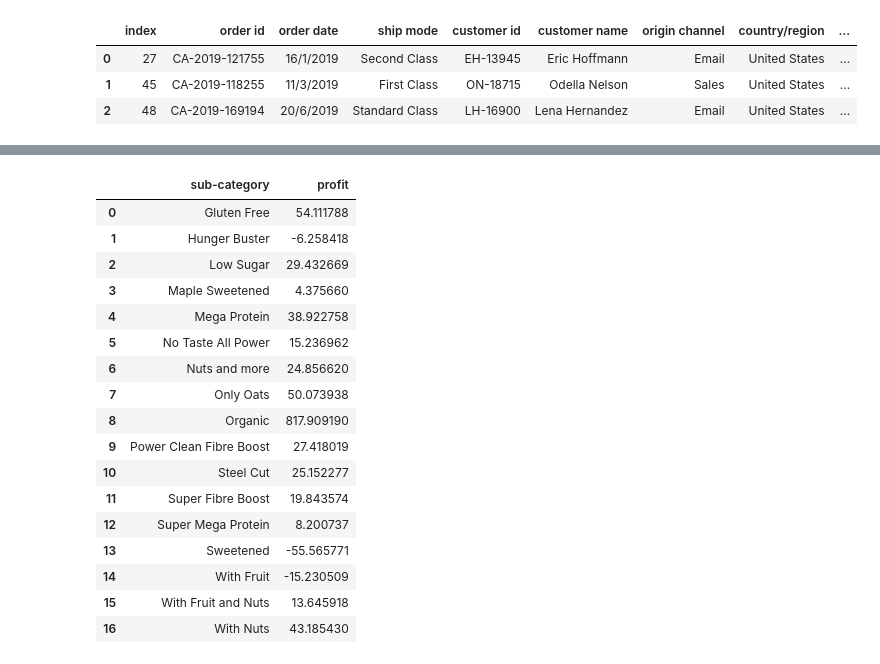
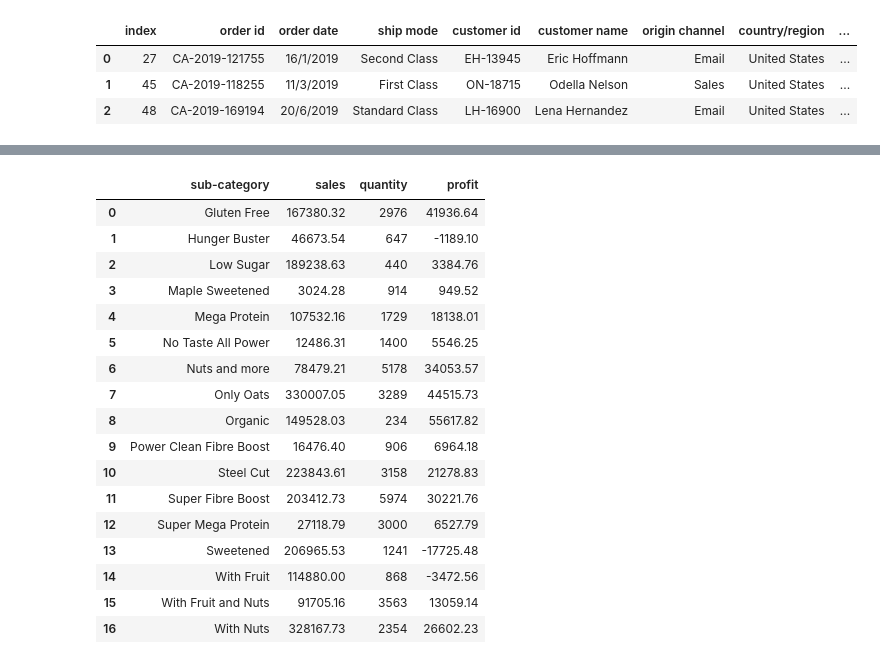
Before and after one commit to trinakohestani/da-eda-muesli, a Jupyter notebook: Steve/02_notebook_steve.ipynb, the cells around one changed output, grey strips where cells are left out. Drawn from its saved outputs; the diff is of its cells as text; code cells hidden in the pictures.

```diff
--- a/Steve/02_notebook_steve.ipynb
+++ b/Steve/02_notebook_steve.ipynb
@@ -1188,21 +1197,0 @@ df_orders.groupby('category').agg({'profit': 'mean'}).reset_index()
-# %%
-df_orders.groupby('sub-category').agg({'profit': 'mean'}).reset_index()
-# %% [output]
-|  | sub-category | profit |
-| 0 | Gluten Free | 54.111788 |
-| 1 | Hunger Buster | -6.258418 |
-| 2 | Low Sugar | 29.432669 |
-| 3 | Maple Sweetened | 4.375660 |
-| 4 | Mega Protein | 38.922758 |
-| 5 | No Taste All Power | 15.236962 |
-| 6 | Nuts and more | 24.856620 |
-| 7 | Only Oats | 50.073938 |
-| 8 | Organic | 817.909190 |
-| 9 | Power Clean Fibre Boost | 27.418019 |
-| 10 | Steel Cut | 25.152277 |
-| 11 | Super Fibre Boost | 19.843574 |
-| 12 | Super Mega Protein | 8.200737 |
-| 13 | Sweetened | -55.565771 |
-| 14 | With Fruit | -15.230509 |
-| 15 | With Fruit and Nuts | 13.645918 |
-| 16 | With Nuts | 43.185430 |
@@ -1208,0 +1203,21 @@ df_orders.groupby('sub-category').agg({'profit': 'mean'}).reset_index()
+# %%
+df_profit_mode_2
+# %% [output]
+|  | sub-category | sales | quantity | profit |
+| 0 | Gluten Free | 167380.32 | 2976 | 41936.64 |
+| 1 | Hunger Buster | 46673.54 | 647 | -1189.10 |
+| 2 | Low Sugar | 189238.63 | 440 | 3384.76 |
+| 3 | Maple Sweetened | 3024.28 | 914 | 949.52 |
+| 4 | Mega Protein | 107532.16 | 1729 | 18138.01 |
+| 5 | No Taste All Power | 12486.31 | 1400 | 5546.25 |
+| 6 | Nuts and more | 78479.21 | 5178 | 34053.57 |
+| 7 | Only Oats | 330007.05 | 3289 | 44515.73 |
+| 8 | Organic | 149528.03 | 234 | 55617.82 |
+| 9 | Power Clean Fibre Boost | 16476.40 | 906 | 6964.18 |
+| 10 | Steel Cut | 223843.61 | 3158 | 21278.83 |
+| 11 | Super Fibre Boost | 203412.73 | 5974 | 30221.76 |
+| 12 | Super Mega Protein | 27118.79 | 3000 | 6527.79 |
+| 13 | Sweetened | 206965.53 | 1241 | -17725.48 |
+| 14 | With Fruit | 114880.00 | 868 | -3472.56 |
+| 15 | With Fruit and Nuts | 91705.16 | 3563 | 13059.14 |
+| 16 | With Nuts | 328167.73 | 2354 | 26602.23 |
```
Also changed, not shown: parts of 46 cells of this notebook.
